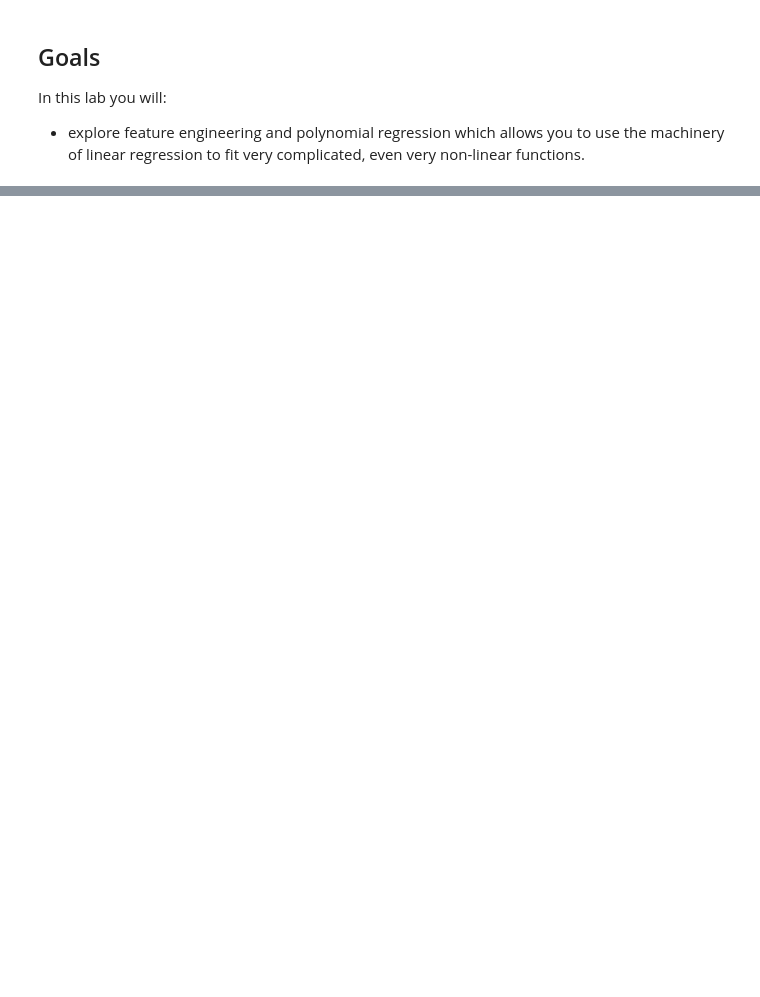
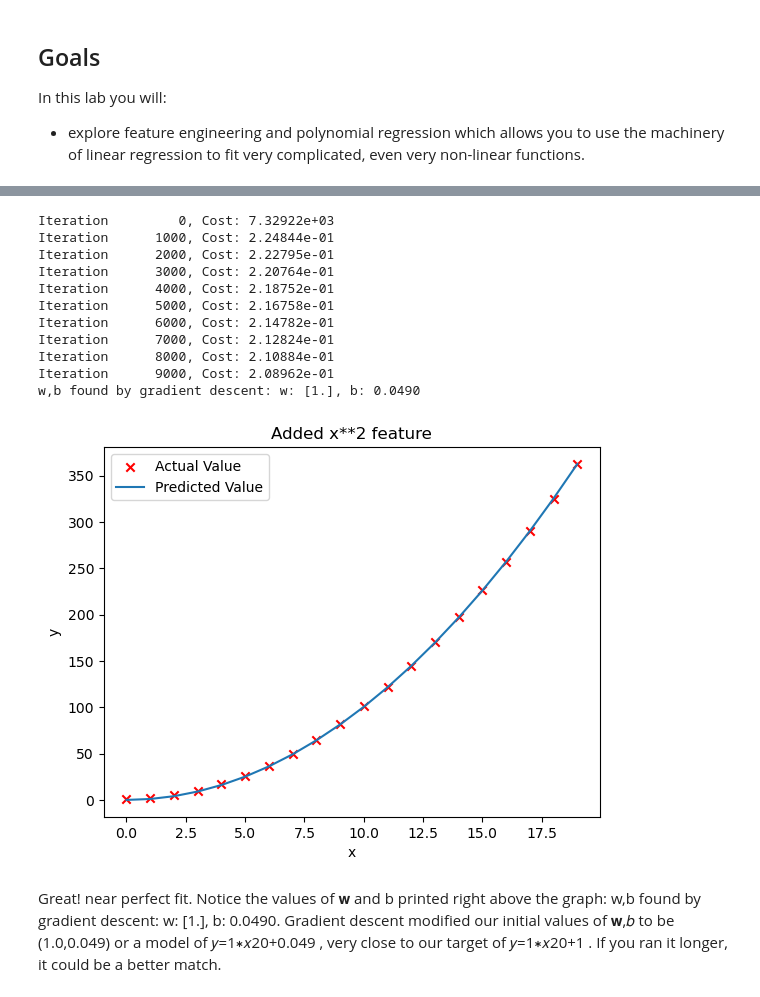
Before and after one commit to RicardoBastardoGH/ai-ml-engineer-transition-code, a Jupyter notebook: machine-learning/supervised-learning/polynomial-regression/feature_engineering_and_polynomialregression.ipynb, the cells around one changed output, grey strips where cells are left out. Cells and saved outputs as stored; diff of their text form; code cells hidden in the pictures; blank space fills up the shorter version.

```diff
--- a/machine-learning/supervised-learning/polynomial-regression/feature_engineering_and_polynomialregression.ipynb
+++ b/machine-learning/supervised-learning/polynomial-regression/feature_engineering_and_polynomialregression.ipynb
@@ -9,0 +47,32 @@ np.set_printoptions(precision=2)  # reduced display precision on numpy arrays
+# %%
+# create target data
+x = np.arange(0, 20, 1)
+y = 1 + x**2
+
+# Engineer features
+X = x**2      #<-- added engineered feature
+# %%
+X = X.reshape(-1, 1)  #X should be a 2-D Matrix
+model_w,model_b = run_gradient_descent_feng(X, y, iterations=10000, alpha = 1e-5)
+
+plt.scatter(x, y, marker='x', c='r', label="Actual Value"); plt.title("Added x**2 feature")
+plt.plot(x, np.dot(X,model_w) + model_b, label="Predicted Value"); plt.xlabel("x"); plt.ylabel("y"); plt.legend(); plt.show()
+# %% [output]
+Iteration         0, Cost: 7.32922e+03
+Iteration      1000, Cost: 2.24844e-01
+Iteration      2000, Cost: 2.22795e-01
+Iteration      3000, Cost: 2.20764e-01
+Iteration      4000, Cost: 2.18752e-01
+Iteration      5000, Cost: 2.16758e-01
+Iteration      6000, Cost: 2.14782e-01
+Iteration      7000, Cost: 2.12824e-01
+Iteration      8000, Cost: 2.10884e-01
+Iteration      9000, Cost: 2.08962e-01
+w,b found by gradient descent: w: [1.], b: 0.0490
+[figure, added]
+# %% [markdown]
+Great! near perfect fit. Notice the values of  𝐰
+  and b printed right above the graph: w,b found by gradient descent: w: [1.], b: 0.0490. Gradient descent modified our initial values of  𝐰,𝑏
+  to be (1.0,0.049) or a model of  𝑦=1∗𝑥20+0.049
+ , very close to our target of  𝑦=1∗𝑥20+1
+ . If you ran it longer, it could be a better match.
```
Also changed, not shown: parts of 19 cells of this notebook.
